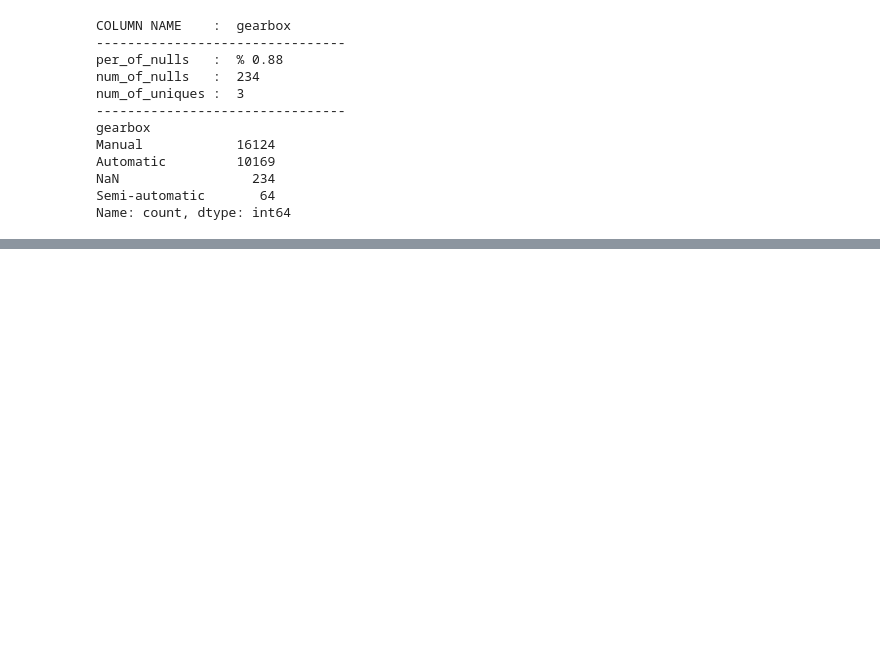
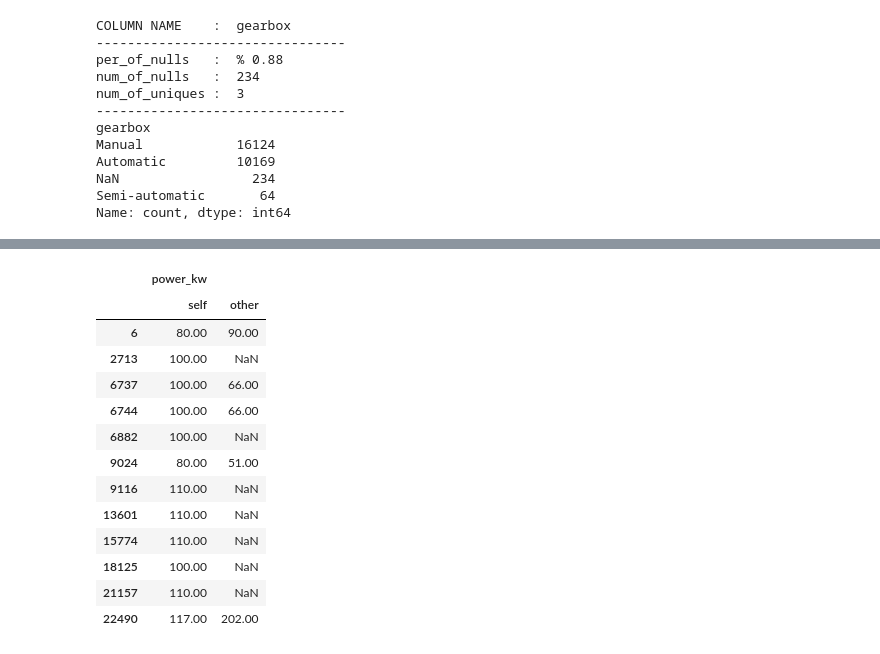
Before and after one commit to fermiyon/clarusway, a Jupyter notebook: autoscout/project_part_2_missing_values.ipynb, the cells around one changed output, grey strips where cells are left out. Saved outputs shown, nothing was run; the diff lists cells and outputs as text; code cells hidden in the pictures; blank space fills up the shorter version.

```diff
--- a/autoscout/project_part_2_missing_values.ipynb
+++ b/autoscout/project_part_2_missing_values.ipynb
@@ -473,0 +683,2 @@ df_dummied.to_csv("final_scout_dummy.csv", index=False)
+# %%
+df_power_kw = fill_with_mode('power_kw',groups=['fuel','make_model','body_type','age','country','power_hp'])
@@ -473,0 +703,2 @@ df_dummied.to_csv("final_scout_dummy.csv", index=False)
+# %%
+df_power_kw2 = fill_with_mode('power_kw',groups=['make_model','body_type','fuel','age','country','power_hp'])
@@ -473,0 +723,17 @@ df_dummied.to_csv("final_scout_dummy.csv", index=False)
+# %%
+df_power_kw.compare(df_power_kw2)
+# %% [output]
+|  | power_kw |  |
+|  | self | other |
+| 6 | 80.00 | 90.00 |
+| 2713 | 100.00 | NaN |
+| 6737 | 100.00 | 66.00 |
+| 6744 | 100.00 | 66.00 |
+| 6882 | 100.00 | NaN |
+| 9024 | 80.00 | 51.00 |
+| 9116 | 110.00 | NaN |
+| 13601 | 110.00 | NaN |
+| 15774 | 110.00 | NaN |
+| 18125 | 100.00 | NaN |
+| 21157 | 110.00 | NaN |
+| 22490 | 117.00 | 202.00 |
```
Also changed, not shown: parts of 238 cells of this notebook.
